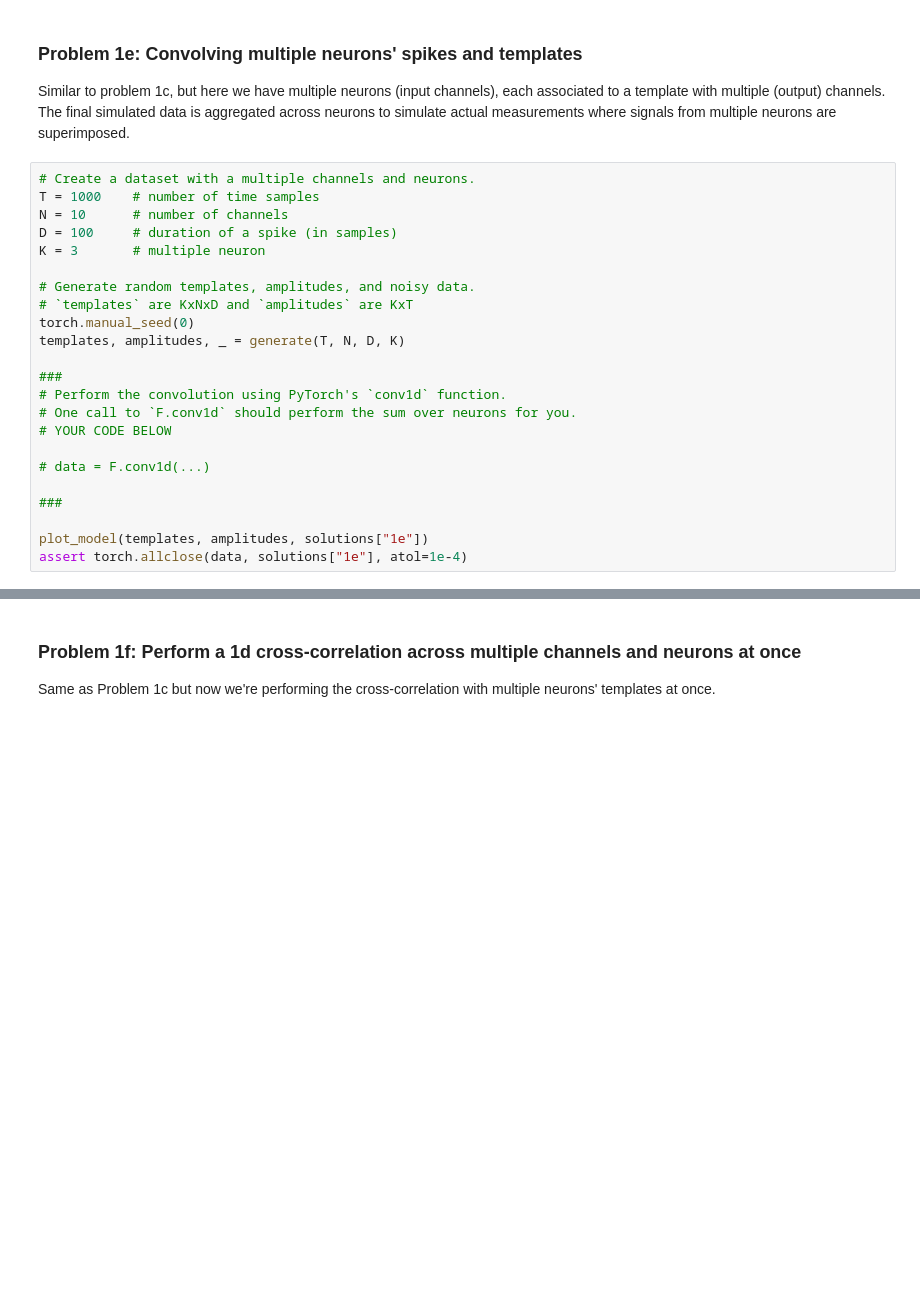
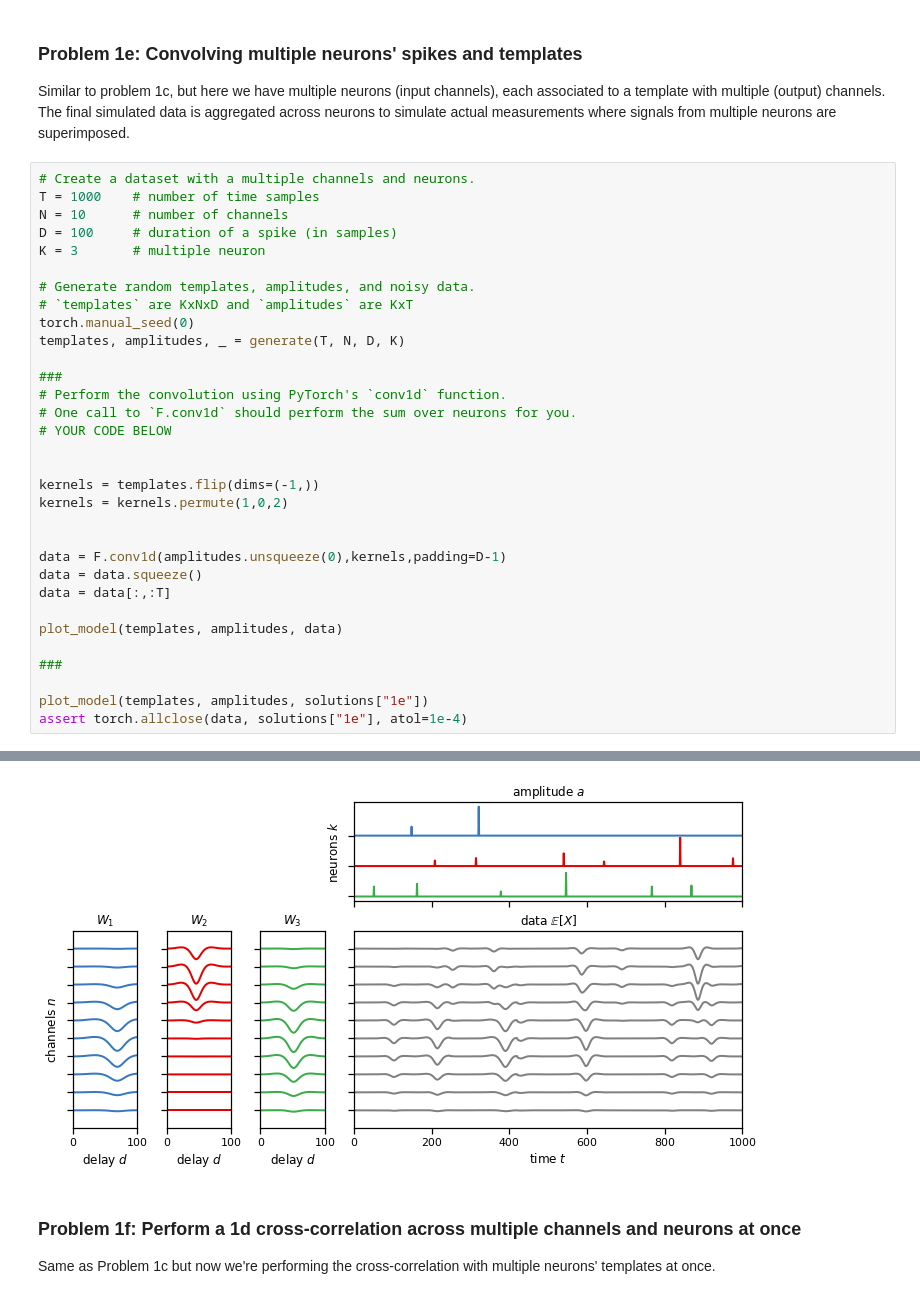
Before and after one commit to panichem/stats320, a Jupyter notebook: 01_spike_sorting.ipynb, the cells around one changed output, grey strips where cells are left out. Drawn from its saved outputs; the diff is of its cells as text; blank space fills up the shorter version.

```diff
--- a/01_spike_sorting.ipynb
+++ b/01_spike_sorting.ipynb
@@ -475,28 +479,38 @@ Similar to problem 1c, but here we have multiple neurons (input channels), each
 # %%
 # Create a dataset with a multiple channels and neurons.
 T = 1000    # number of time samples
 N = 10      # number of channels
 D = 100     # duration of a spike (in samples)
 K = 3       # multiple neuron
 
 # Generate random templates, amplitudes, and noisy data.
 # `templates` are KxNxD and `amplitudes` are KxT
 torch.manual_seed(0)
 templates, amplitudes, _ = generate(T, N, D, K)
 
 ###
 # Perform the convolution using PyTorch's `conv1d` function.
 # One call to `F.conv1d` should perform the sum over neurons for you.
 # YOUR CODE BELOW
 
-# data = F.conv1d(...)
+
+kernels = templates.flip(dims=(-1,))
+kernels = kernels.permute(1,0,2)
+
+
+data = F.conv1d(amplitudes.unsqueeze(0),kernels,padding=D-1)
+data = data.squeeze()
+data = data[:,:T]
+
+plot_model(templates, amplitudes, data)
 
 ###
 
 plot_model(templates, amplitudes, solutions["1e"])
 assert torch.allclose(data, solutions["1e"], atol=1e-4)
 # %% [output]
 [figure]
+[figure, added]
 # %% [markdown]
 ### Problem 1f: Perform a 1d cross-correlation across multiple channels and neurons at once
 
```
Also changed, not shown: parts of 2 cells of this notebook.
